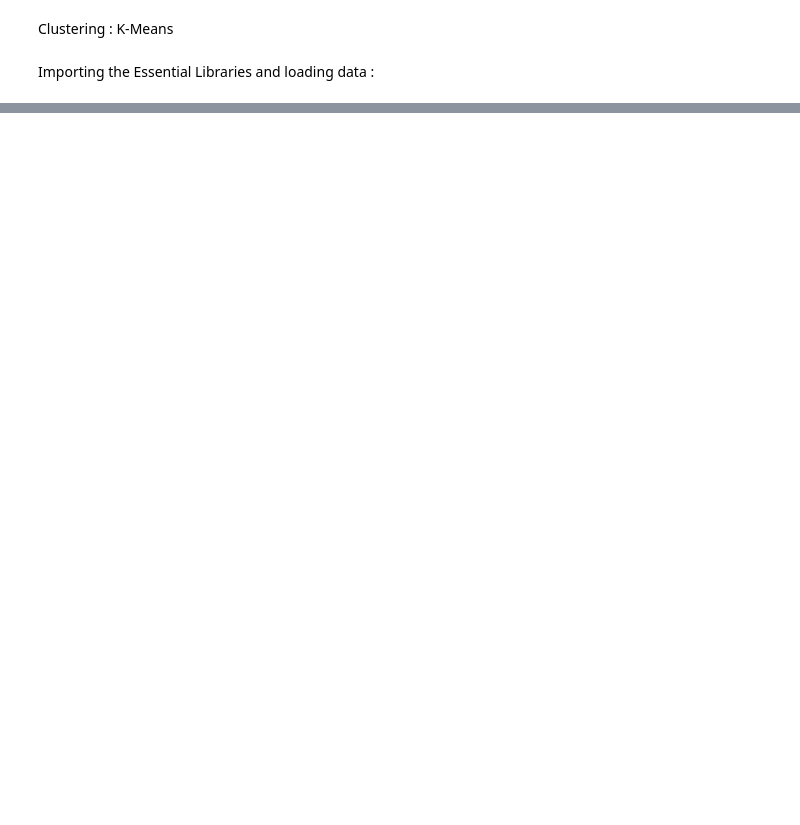
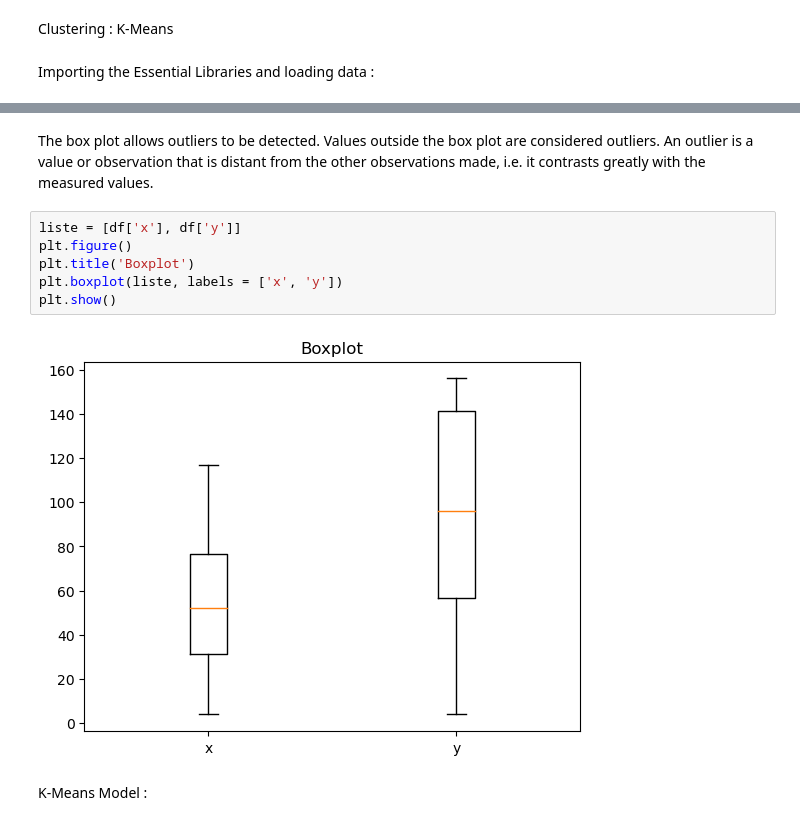
Before and after one commit to aminchk/Clustering-models, a Jupyter notebook: clustering models.ipynb, the cells around one changed output, grey strips where cells are left out. Drawn from its saved outputs; the diff is of its cells as text; blank space fills up the shorter version.

```diff
--- a/clustering models.ipynb
+++ b/clustering models.ipynb
@@ -19,0 +62,12 @@ df.head(5)
+# %% [markdown]
+The box plot allows outliers to be detected. Values outside the box plot are considered outliers. An outlier is a value or observation that is distant from the other observations made, i.e. it contrasts greatly with the measured values.
+# %%
+liste = [df['x'], df['y']]
+plt.figure()
+plt.title('Boxplot')
+plt.boxplot(liste, labels = ['x', 'y'])
+plt.show()
+# %% [output]
+[figure, added]
+# %% [markdown]
+K-Means Model :
```
Also changed, not shown: parts of 33 cells of this notebook, 1 other file.
